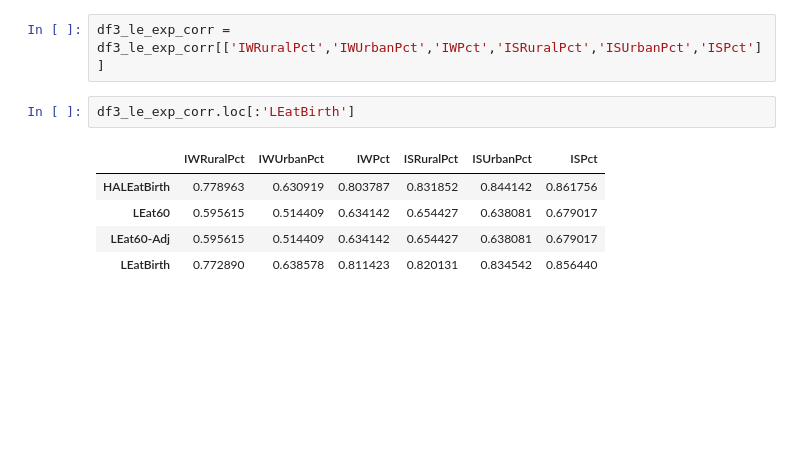
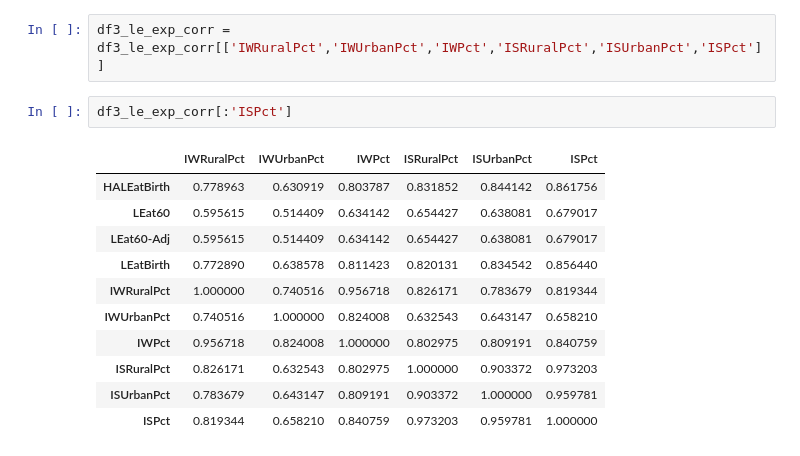
Before and after one commit to brychung/hello-world, a Jupyter notebook: AndreaDominicSarah/project/APSKDD_Project2_DD_v1.ipynb, the cells around one changed output. Drawn from its saved outputs; the diff is of its cells as text; blank space fills up the shorter version.

```diff
--- a/AndreaDominicSarah/project/APSKDD_Project2_DD_v1.ipynb
+++ b/AndreaDominicSarah/project/APSKDD_Project2_DD_v1.ipynb
@@ -279,11 +279,17 @@ df3_le_exp.head()
 df3_le_exp_corr = df3_le_exp.corr()
 # %%
 df3_le_exp_corr = df3_le_exp_corr[['IWRuralPct','IWUrbanPct','IWPct','ISRuralPct','ISUrbanPct','ISPct']]
-# %%
-df3_le_exp_corr.loc[:'LEatBirth']
-# %% [output]
-|  | IWRuralPct | IWUrbanPct | IWPct | ISRuralPct | ISUrbanPct | ISPct |
-| HALEatBirth | 0.778963 | 0.630919 | 0.803787 | 0.831852 | 0.844142 | 0.861756 |
-| LEat60 | 0.595615 | 0.514409 | 0.634142 | 0.654427 | 0.638081 | 0.679017 |
-| LEat60-Adj | 0.595615 | 0.514409 | 0.634142 | 0.654427 | 0.638081 | 0.679017 |
-| LEatBirth | 0.772890 | 0.638578 | 0.811423 | 0.820131 | 0.834542 | 0.856440 |
+# %%
+df3_le_exp_corr[:'ISPct']
+# %% [output]
+|  | IWRuralPct | IWUrbanPct | IWPct | ISRuralPct | ISUrbanPct | ISPct |
+| HALEatBirth | 0.778963 | 0.630919 | 0.803787 | 0.831852 | 0.844142 | 0.861756 |
+| LEat60 | 0.595615 | 0.514409 | 0.634142 | 0.654427 | 0.638081 | 0.679017 |
+| LEat60-Adj | 0.595615 | 0.514409 | 0.634142 | 0.654427 | 0.638081 | 0.679017 |
+| LEatBirth | 0.772890 | 0.638578 | 0.811423 | 0.820131 | 0.834542 | 0.856440 |
+| IWRuralPct | 1.000000 | 0.740516 | 0.956718 | 0.826171 | 0.783679 | 0.819344 |
+| IWUrbanPct | 0.740516 | 1.000000 | 0.824008 | 0.632543 | 0.643147 | 0.658210 |
+| IWPct | 0.956718 | 0.824008 | 1.000000 | 0.802975 | 0.809191 | 0.840759 |
+| ISRuralPct | 0.826171 | 0.632543 | 0.802975 | 1.000000 | 0.903372 | 0.973203 |
+| ISUrbanPct | 0.783679 | 0.643147 | 0.809191 | 0.903372 | 1.000000 | 0.959781 |
+| ISPct | 0.819344 | 0.658210 | 0.840759 | 0.973203 | 0.959781 | 1.000000 |
```
Also changed, not shown: 1 other file.
